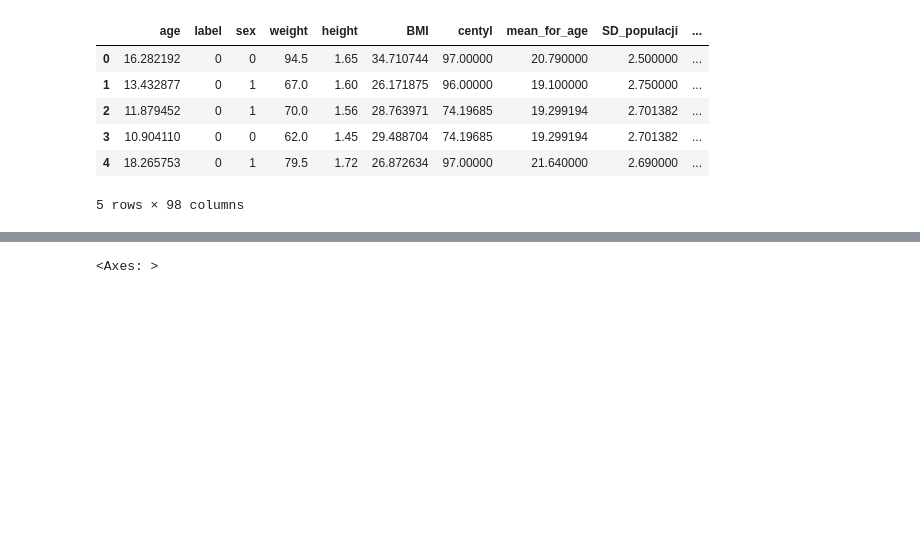
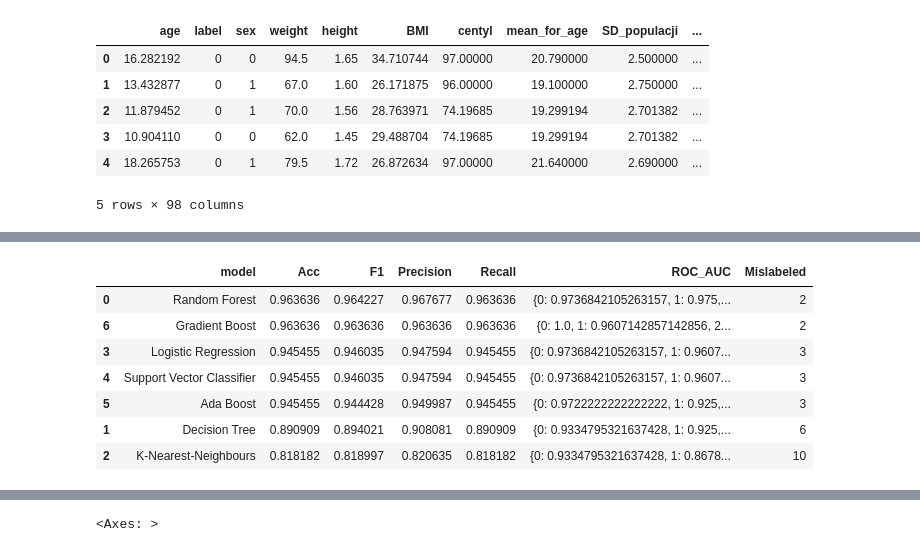
Before and after one commit to jakubpludowski/NAFLD-classifier, a Jupyter notebook: model.ipynb, the cells around one changed output, grey strips where cells are left out. Saved outputs shown, nothing was run; the diff lists cells and outputs as text; code cells hidden in the pictures; blank space fills up the shorter version.

```diff
--- a/model.ipynb
+++ b/model.ipynb
@@ -365,0 +184,8 @@ pd.DataFrame(index=X.columns,data=rf_model.feature_importances_,columns=['Featur
+# %%
+rf_model_cat = RandomForestClassifier(criterion= 'entropy',n_estimators=500, max_depth=7,max_features='sqrt')
+dt_model_cat = DecisionTreeClassifier(criterion='entropy', max_depth=6, max_features='sqrt', min_samples_leaf=2, min_samples_split=3)
+knn_model_cat = KNeighborsClassifier(algorithm='auto', leaf_size=2, n_neighbors=3, p=1, weights='uniform')
+log_model_cat = LogisticRegression(solver='saga',multi_class="ovr",max_iter=100, C=1, penalty='l2', l1_ratio=0.255)
+svc_model_cat = SVC(kernel='rbf', C=10, gamma=0.001)
+ada_model_cat = AdaBoostClassifier(n_estimators=64, learning_rate= 0.1)
+gb_model_cat = GradientBoostingClassifier(criterion='friedman_mse', learning_rate=1.0, loss='log_loss', min_samples_split=5, n_estimators=500)
@@ -365,0 +235,11 @@ pd.DataFrame(index=X.columns,data=rf_model.feature_importances_,columns=['Featur
+# %%
+results_cat.sort_values(by = "F1", ascending=False)
+# %% [output]
+|  | model | Acc | F1 | Precision | Recall | ROC_AUC | Mislabeled |
+| 0 | Random Forest | 0.963636 | 0.964227 | 0.967677 | 0.963636 | {0: 0.9736842105263157, 1: 0.975,... | 2 |
+| 6 | Gradient Boost | 0.963636 | 0.963636 | 0.963636 | 0.963636 | {0: 1.0, 1: 0.9607142857142856, 2... | 2 |
+| 3 | Logistic Regression | 0.945455 | 0.946035 | 0.947594 | 0.945455 | {0: 0.9736842105263157, 1: 0.9607... | 3 |
+| 4 | Support Vector Classifier | 0.945455 | 0.946035 | 0.947594 | 0.945455 | {0: 0.9736842105263157, 1: 0.9607... | 3 |
+| 5 | Ada Boost | 0.945455 | 0.944428 | 0.949987 | 0.945455 | {0: 0.9722222222222222, 1: 0.925,... | 3 |
+| 1 | Decision Tree | 0.890909 | 0.894021 | 0.908081 | 0.890909 | {0: 0.9334795321637428, 1: 0.925,... | 6 |
+| 2 | K-Nearest-Neighbours | 0.818182 | 0.818997 | 0.820635 | 0.818182 | {0: 0.9334795321637428, 1: 0.8678... | 10 |
```
Also changed, not shown: parts of 25 cells of this notebook.
